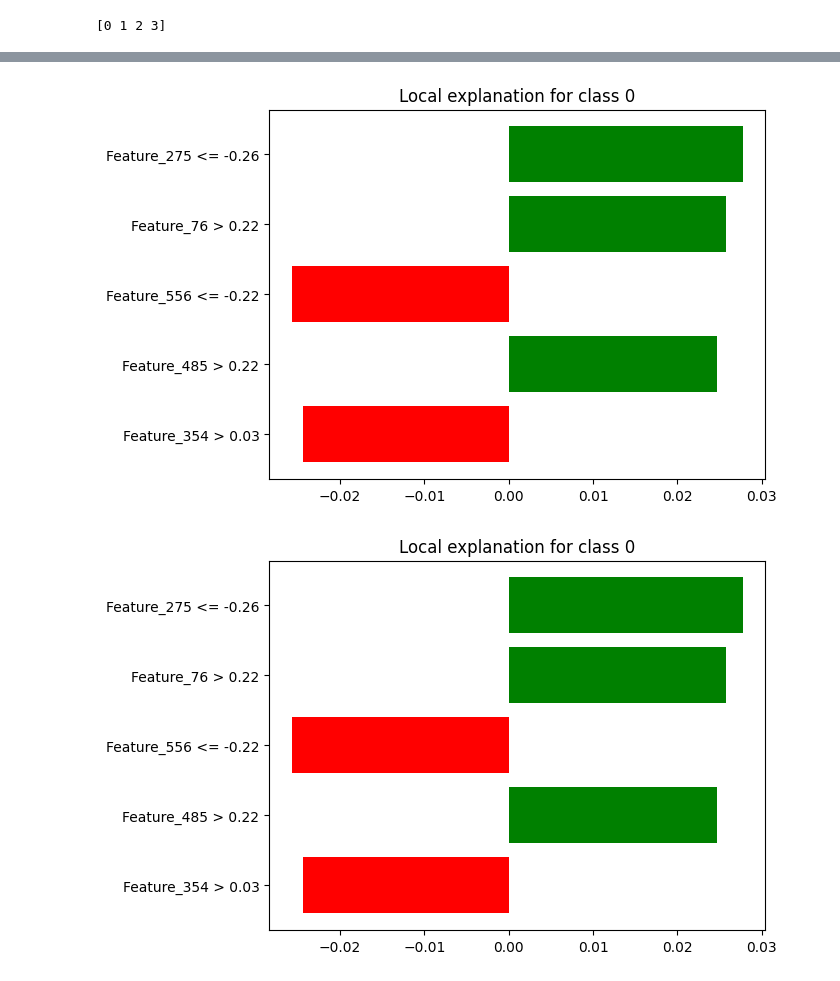
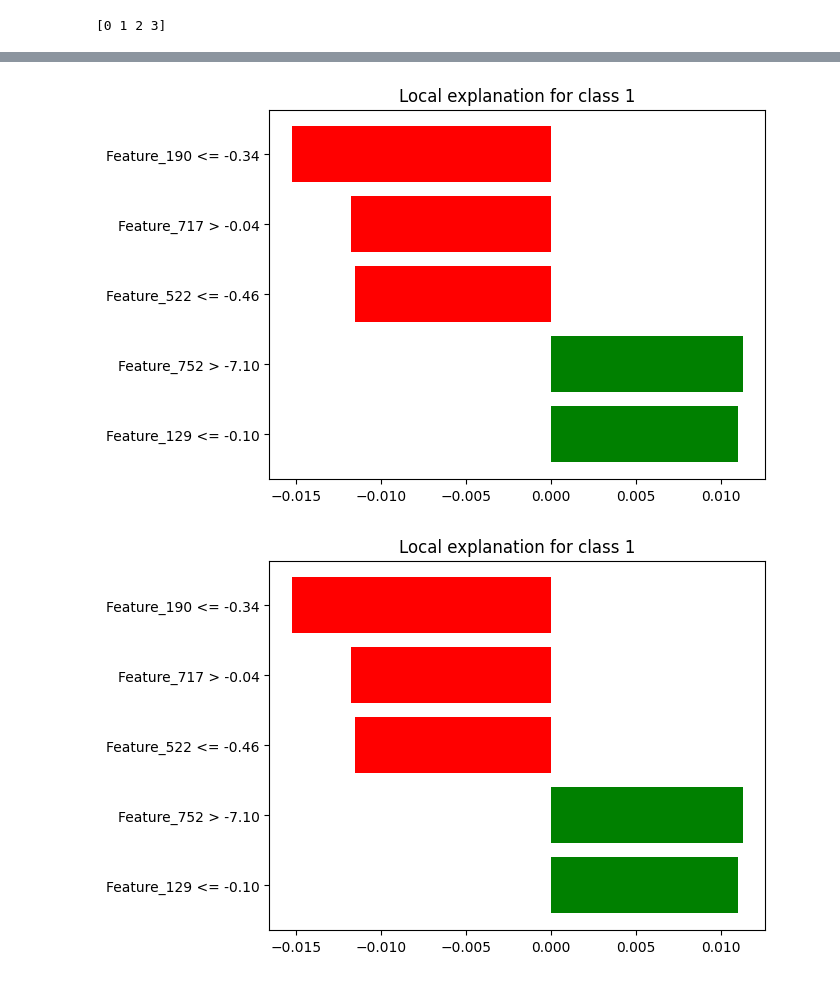
Before and after one commit to ustha07/Portfolio_Project_Multiclass_Text_Classification, a Jupyter notebook: main.ipynb, the cells around one changed output, grey strips where cells are left out. Cells and saved outputs as stored; diff of their text form; code cells hidden in the pictures.

```diff
--- a/main.ipynb
+++ b/main.ipynb
@@ -565,5 +625,5 @@ explainer = lime_tabular.LimeTabularExplainer(
 # %%
-index =  10
+index =  5
 test_instance = x_train_clusters[index]
 test_class = y_test_clusters.iloc[index]
 instance = explainer.explain_instance(
@@ -580,7 +640,7 @@ instance.show_in_notebook(show_table = True, show_all = True)
 # %% [output]
 [interactive output not drawn]
 # %%
-instance.as_pyplot_figure(label=0)
+instance.as_pyplot_figure(label=1)
 # %% [output]
-[figure, old version]
+[figure, new version]
-[figure, old version]
+[figure, new version]
```
Also changed, not shown: parts of 31 cells of this notebook.
